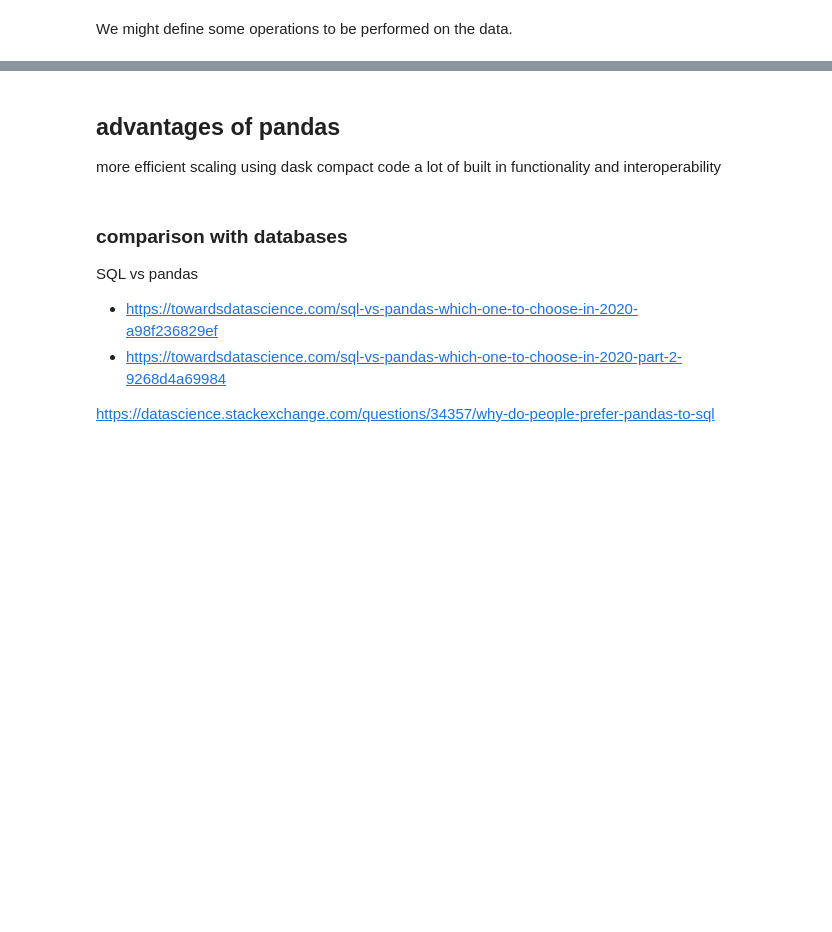
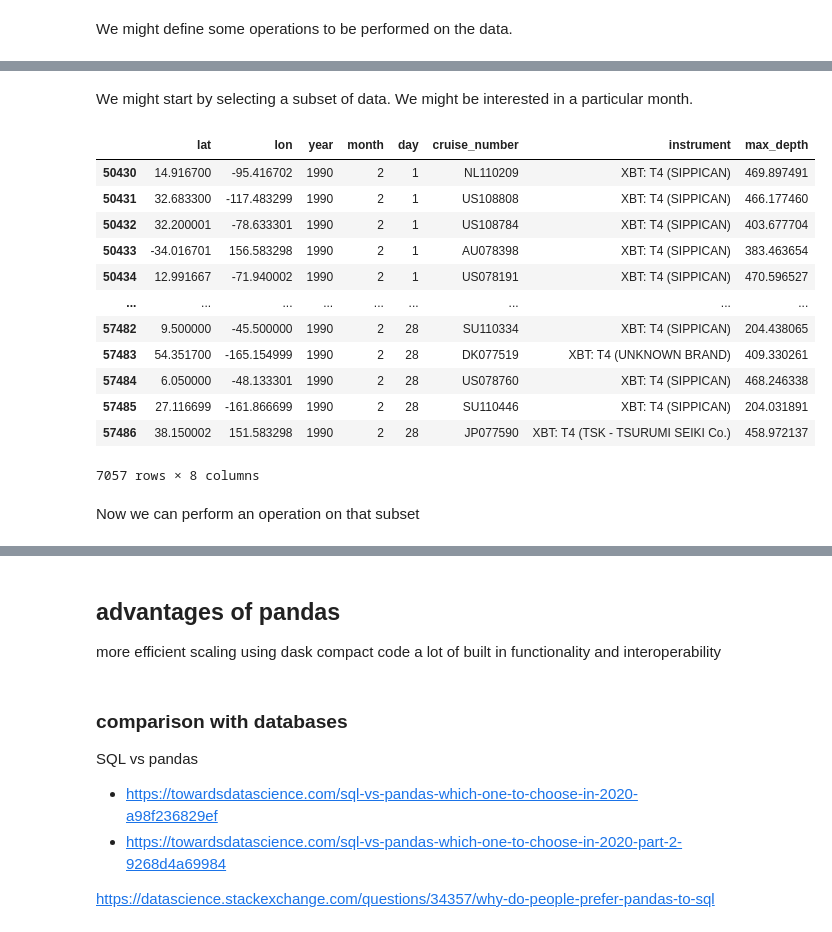
Before and after one commit to informatics-lab/intro_python_data_analysis, a Jupyter notebook: 05_PythonDataModel_Tabular.ipynb, the cells around one changed output, grey strips where cells are left out. Cells and saved outputs as stored; diff of their text form; code cells hidden in the pictures; blank space fills up the shorter version.

```diff
--- a/05_PythonDataModel_Tabular.ipynb
+++ b/05_PythonDataModel_Tabular.ipynb
@@ -58,0 +170,2 @@ Compare operation in parts 1-4 with how it is done in Pandas
+# %%
+columns = ['lat','lon', 'instrument', 'max_depth', 'year', 'month', 'day', 'cruise_number']
@@ -58,0 +174,2 @@ Compare operation in parts 1-4 with how it is done in Pandas
+# %%
+xbt_df = pandas.concat((pandas.read_csv(p1, usecols=columns) for p1 in xbt_paths), ignore_index=True)
@@ -58,0 +186,21 @@ Compare operation in parts 1-4 with how it is done in Pandas
+# %% [markdown]
+We might start by selecting a subset of data. We might be interested in  a particular month.
+# %%
+xbt_subset = xbt_df[(xbt_df.year == 1990) & (xbt_df.month == 2)]
+xbt_subset
+# %% [output]
+|  | lat | lon | year | month | day | cruise_number | instrument | max_depth |
+| 50430 | 14.916700 | -95.416702 | 1990 | 2 | 1 | NL110209 | XBT: T4 (SIPPICAN) | 469.897491 |
+| 50431 | 32.683300 | -117.483299 | 1990 | 2 | 1 | US108808 | XBT: T4 (SIPPICAN) | 466.177460 |
+| 50432 | 32.200001 | -78.633301 | 1990 | 2 | 1 | US108784 | XBT: T4 (SIPPICAN) | 403.677704 |
+| 50433 | -34.016701 | 156.583298 | 1990 | 2 | 1 | AU078398 | XBT: T4 (SIPPICAN) | 383.463654 |
+| 50434 | 12.991667 | -71.940002 | 1990 | 2 | 1 | US078191 | XBT: T4 (SIPPICAN) | 470.596527 |
+| ... | ... | ... | ... | ... | ... | ... | ... | ... |
+| 57482 | 9.500000 | -45.500000 | 1990 | 2 | 28 | SU110334 | XBT: T4 (SIPPICAN) | 204.438065 |
+| 57483 | 54.351700 | -165.154999 | 1990 | 2 | 28 | DK077519 | XBT: T4 (UNKNOWN BRAND) | 409.330261 |
+| 57484 | 6.050000 | -48.133301 | 1990 | 2 | 28 | US078760 | XBT: T4 (SIPPICAN) | 468.246338 |
+| 57485 | 27.116699 | -161.866699 | 1990 | 2 | 28 | SU110446 | XBT: T4 (SIPPICAN) | 204.031891 |
+| 57486 | 38.150002 | 151.583298 | 1990 | 2 | 28 | JP077590 | XBT: T4 (TSK - TSURUMI SEIKI Co.) | 458.972137 |
+7057 rows × 8 columns
+# %% [markdown]
+Now we can perform an operation on that subset
```
Also changed, not shown: parts of 50 cells of this notebook, 1 other file.
